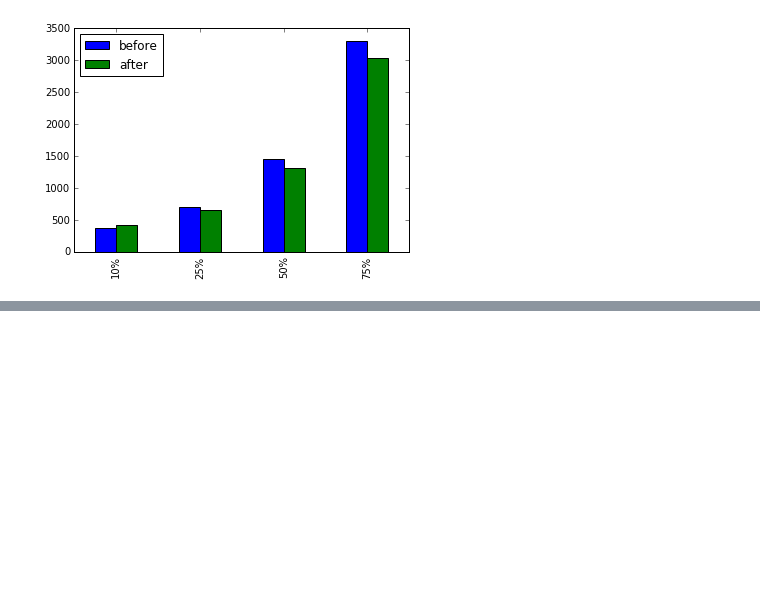
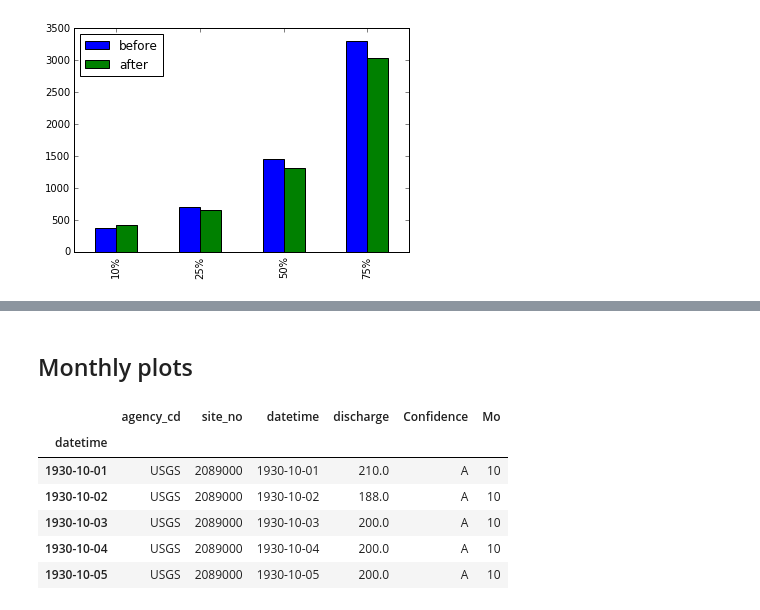
Before and after one commit to johnpfay/Water-Data-Bootcamp, a Jupyter notebook: 1_StreamFlow/Python/02-Data-Exploration.ipynb, the cells around one changed output, grey strips where cells are left out. Saved outputs shown, nothing was run; the diff lists cells and outputs as text; code cells hidden in the pictures; blank space fills up the shorter version.

```diff
--- a/1_StreamFlow/Python/02-Data-Exploration.ipynb
+++ b/1_StreamFlow/Python/02-Data-Exploration.ipynb
@@ -150,3 +139,16 @@ dfPre['discharge'].plot(
 fig = plt.figure()
 ax =
 plt.plot(dfPre)
+# %% [markdown]
+## Monthly plots
+# %%
+df['Mo'] = df['datetime'].map(lambda x: x.month)
+df.head()
+# %% [output]
+|  | agency_cd | site_no | datetime | discharge | Confidence | Mo |
+| datetime |  |  |  |  |  |  |
+| 1930-10-01 | USGS | 2089000 | 1930-10-01 | 210.0 | A | 10 |
+| 1930-10-02 | USGS | 2089000 | 1930-10-02 | 188.0 | A | 10 |
+| 1930-10-03 | USGS | 2089000 | 1930-10-03 | 200.0 | A | 10 |
+| 1930-10-04 | USGS | 2089000 | 1930-10-04 | 200.0 | A | 10 |
+| 1930-10-05 | USGS | 2089000 | 1930-10-05 | 200.0 | A | 10 |
```
Also changed, not shown: parts of 11 cells of this notebook.
